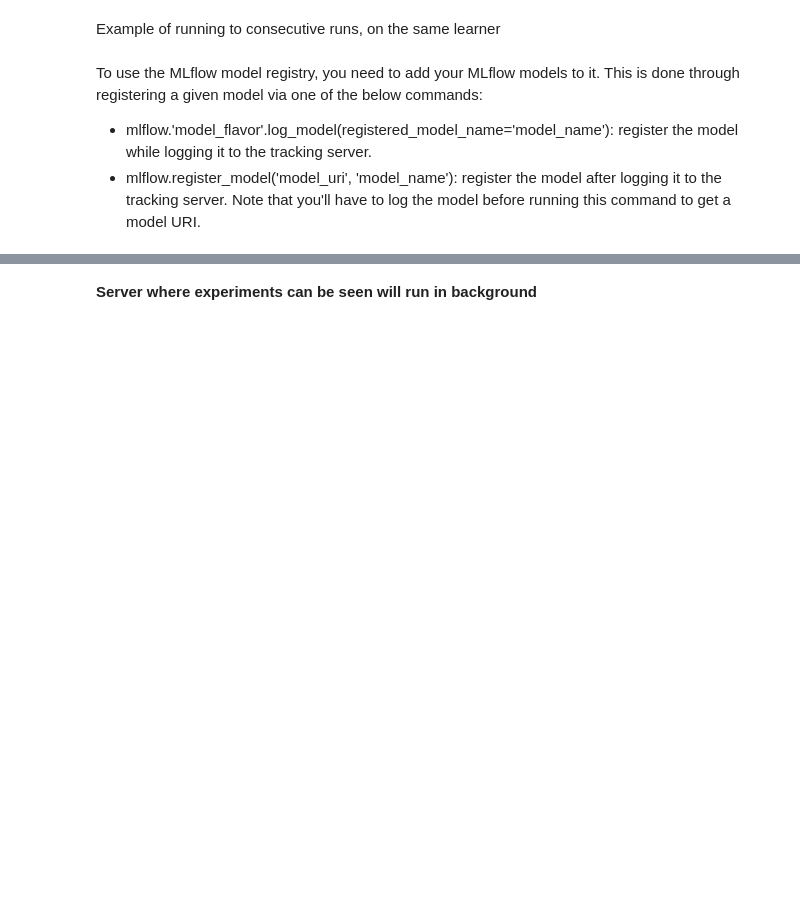
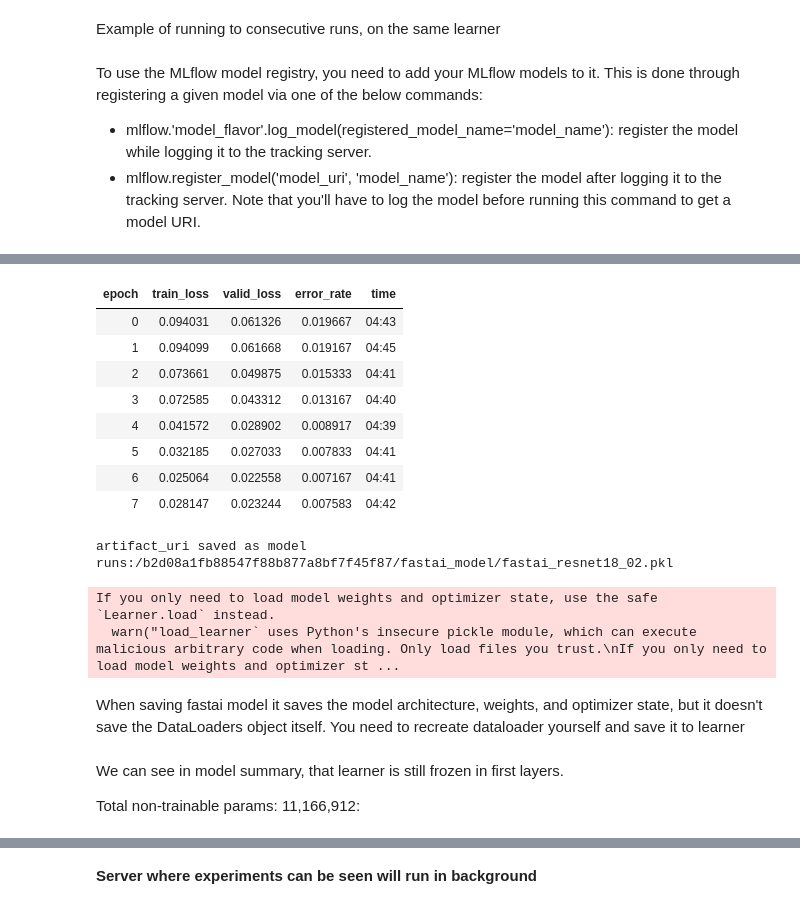
Before and after one commit to leropo00/ml_digital_art, a Jupyter notebook: notebooks/tutorial_tracking_mlflow_fastai.ipynb, the cells around one changed output, grey strips where cells are left out. Saved outputs shown, nothing was run; the diff lists cells and outputs as text; code cells hidden in the pictures; blank space fills up the shorter version.

Commit message:
updates/correction to mlflow tracking tutorial

```diff
--- a/notebooks/tutorial_tracking_mlflow_fastai.ipynb
+++ b/notebooks/tutorial_tracking_mlflow_fastai.ipynb
@@ -110,7 +108,7 @@ class MLFlowTracking(Callback):
 			m_idx = list(self.recorder.metric_names[1:]).index(metric_name)
 			if len(self.recorder.values) > 0:
 				val = self.recorder.values[-1][m_idx]
-				self.client.log_metric(self.run_id, metric_name, np.float(val), self.learn.n_epoch)
+				self.client.log_metric(self.run_id, metric_name, float(val), step=self.learn.n_epoch)
 # %% [markdown]
 **Callbacks in fastai can be defined on 2 different places**
 
@@ -206,7 +201,7 @@ with mlflow.start_run(experiment_id=active_experiment_id, run_name='resnet18_pre
     cb_mlflow = MLFlowTracking(metric_names=['valid_loss', 'train_loss', 'error_rate'], client=mlfclient, run_id=run.info.run_id)
 
     learn.freeze()
-    #learn.fit_one_cycle(run_params['num_epochs'], run_params['learning_rate'], pct_start=run_params['pct_start'], cbs=[cb_mlflow])
+    learn.fit_one_cycle(run_params['num_epochs'], run_params['learning_rate'], pct_start=run_params['pct_start'], cbs=[cb_mlflow])
 
     save_fastai_model_as_artifact(mlfclient, run.info.run_id, learn, 'fastai_resnet18_01.pkl')
 # %% [output]
@@ -215,15 +215,35 @@ runs:/f83ec33a06ec4139b713ca412b81d5d0/fastai_model/fastai_resnet18_01.pkl
 # %%
 with mlflow.start_run(experiment_id=active_experiment_id, run_name='resnet18_prertained_02_unfreezed layers') as run:
     log_params(mlfclient, run, params_training_all_runs)
 
-    run_params = {"learning_rate_min": 0.0001, "learning_rate_max": 0.001, "pct_start": 0.3, "num_epochs": 10, "div": 5.0}
+    run_params = {"learning_rate_min": 0.0001, "learning_rate_max": 0.001, "pct_start": 0.3, "num_epochs": 8, "div": 5.0}
     log_params(mlfclient, run, run_params)
 
     cb_mlflow = MLFlowTracking(metric_names=['valid_loss', 'train_loss', 'error_rate'], client=mlfclient, run_id=run.info.run_id)
 
     learn.unfreeze()
     learn.fit_one_cycle(run_params['num_epochs'], slice(run_params['learning_rate_min'], run_params['learning_rate_max']),
                         pct_start=run_params['pct_start'], div=run_params['div'],
                         cbs=[cb_mlflow, EarlyStoppingCallback(min_delta=0.001, patience=2)])
 
     save_fastai_model_as_artifact(mlfclient, run.info.run_id, learn, 'fastai_resnet18_02.pkl')
+# %% [output]
+| epoch | train_loss | valid_loss | error_rate | time |
+| 0 | 0.094031 | 0.061326 | 0.019667 | 04:43 |
+| 1 | 0.094099 | 0.061668 | 0.019167 | 04:45 |
+| 2 | 0.073661 | 0.049875 | 0.015333 | 04:41 |
+| 3 | 0.072585 | 0.043312 | 0.013167 | 04:40 |
+| 4 | 0.041572 | 0.028902 | 0.008917 | 04:39 |
+| 5 | 0.032185 | 0.027033 | 0.007833 | 04:41 |
+| 6 | 0.025064 | 0.022558 | 0.007167 | 04:41 |
+| 7 | 0.028147 | 0.023244 | 0.007583 | 04:42 |
+artifact_uri saved as model
+runs:/b2d08a1fb88547f88b877a8bf7f45f87/fastai_model/fastai_resnet18_02.pkl
+# %%
+learner1 = fastai_model_from_artifact('runs:/454be886fd9a4e3dad8ab5ee3c9c1029/fastai_model/fastai_resnet18_01.pkl')
+# %% [output]
+If you only need to load model weights and optimizer state, use the safe `Learner.load` instead.
+  warn("load_learner` uses Python's insecure pickle module, which can execute malicious arbitrary code when loading. Only load files you trust.\nIf you only need to load model weights and optimizer st ...
+# %% [markdown]
+When saving fastai model it saves the model architecture, weights, and optimizer state, but it doesn't save the DataLoaders object itself.
+You need to recreate dataloader yourself and save it to learner
@@ -229,0 +252,4 @@ with mlflow.start_run(experiment_id=active_experiment_id, run_name='resnet18_pre
+# %% [markdown]
+We can see in model summary, that learner is still frozen in first layers.
+
+Total non-trainable params: 11,166,912:
```
Also changed, not shown: parts of 14 cells of this notebook.
